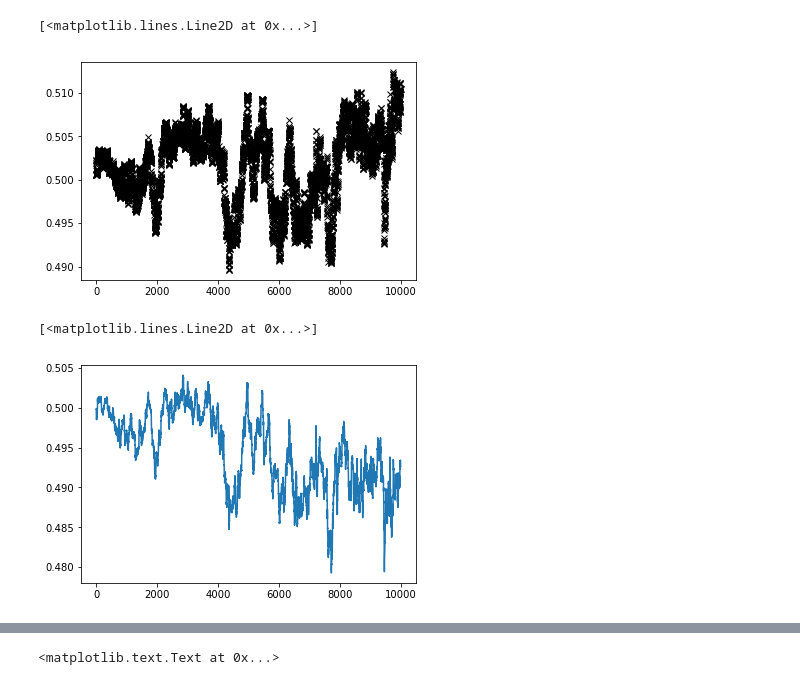
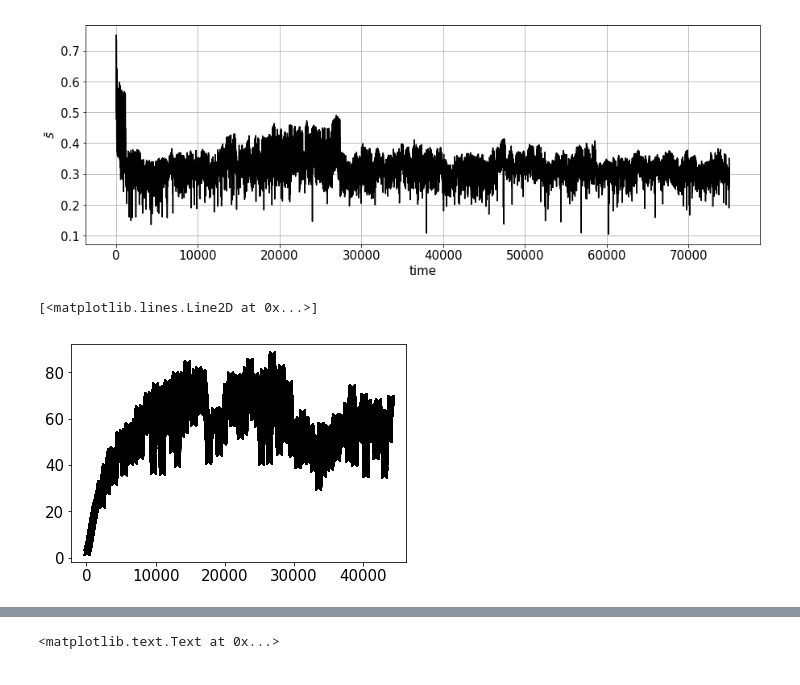
Before and after one commit to jakobkolb/pysave, a Jupyter notebook: pysave/model/Wippe.ipynb, the cells around one changed output, grey strips where cells are left out. Drawn from its saved outputs; the diff is of its cells as text; code cells hidden in the pictures.

```diff
--- a/pysave/model/Wippe.ipynb
+++ b/pysave/model/Wippe.ipynb
@@ -6,6 +6,7 @@ import pandas as pd
 #trajectory3: delta = .40
 #trajectory1: delta = .05
 #trajectory2: delta= .05, tau=5
-traj = np.load('trajs/trajectory_Ldist_tau500_phi01_eps01_bara') # trajectory_Ldist_tau500_phi01_eps01
-delta=6
+#trajectory_Ldist_tau500_phi01_eps01
+traj = np.load('trajs/trajectory3') #  trajectory_Ldist_tau5_phi01_eps01_fully
+delta=5
 tau=500
@@ -22,6 +48,6 @@ traj.tail()
 # %%
 N=100
-size = 50000 #len(traj.index)
+size = 80000#len(traj.index)
 S = np.zeros(shape=(size, N))
 K = np.zeros(shape=(size, N))
 C = np.zeros(shape=(size, N))
@@ -35,7 +61,7 @@ for a, t in enumerate(traj.index[0:size]):
     C[a,:] = traj['C'][t]
     K[a,:] = traj['capital'][t]
     w[a,:] = traj['wage'][t]
-    r[a,:] = traj['wage'][t]
+    r[a,:] = traj['r'][t]
     y[a,:] = traj['Y'][t]
 del traj
 # %%
@@ -118,18 +157,25 @@ NameError: name 'W' is not defined
 # %%
-start=40000
-stop =50000
+plt.rc('font', size=15)
+fig, (ax1) = plt.subplots(figsize=(15,5))
+#plt.suptitle(r'$\delta=%s, \tau=%s$'%(np.round(delta/100.,2),tau))
+#fig.subplots_adjust(hspace = .8, wspace=.01);
+
+start, stop = 0,75000
 sincome = S[start:stop,:]* (r[start:stop] * K[start:stop,:] +\
                             w[start:stop] *L[:])
 
 income = (r[start:stop] * K[start:stop,:] +\
                             w[start:stop] *L[:])
 
-plt.plot(np.arange(10000),(sincome.sum(1) / income.sum(1)),'kx')
+ax1.plot((sincome.sum(1) / income.sum(1)),'k')
+ax1.set_ylabel(r'$\tilde{s}$')
+ax1.set_xlabel('time')
+plt.grid()
+#fig.savefig('trajectory_Ldist_tau80_phi01_eps01_fully_long_s_vs_t.pdf')
 # %% [output]
-[<matplotlib.lines.Line2D at 0x...>]
-[figure, old version]
+[figure, new version]
 # %%
-plt.plot(S[start:stop,:].mean(1))
+plt.plot(K[start:,:].sum(1), 'kx')
 # %% [output]
 [<matplotlib.lines.Line2D at 0x...>]
-[figure, old version]
+[figure, new version]
```
Also changed, not shown: parts of 35 cells of this notebook, 20 other files.
